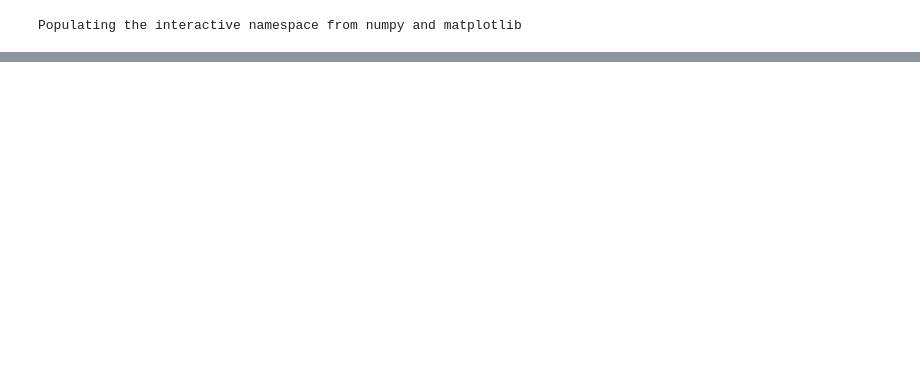
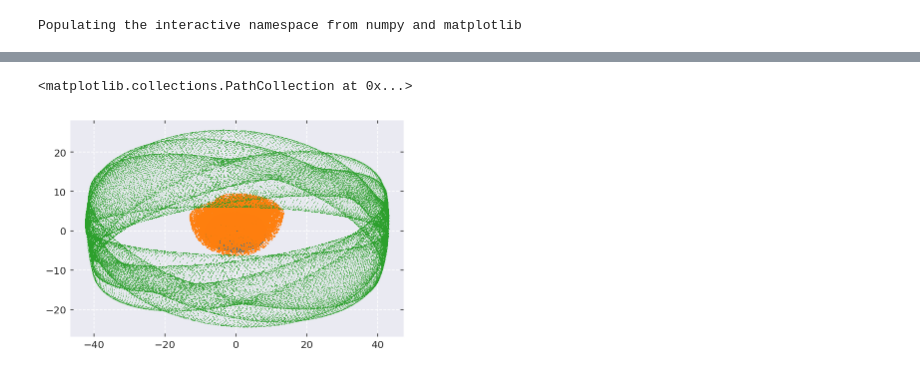
Before and after one commit to YihanWangAstro/SpaceHub, a Jupyter notebook: draw.ipynb, the cells around one changed output, grey strips where cells are left out. Cells and saved outputs as stored; diff of their text form; code cells hidden in the pictures; blank space fills up the shorter version.

```diff
--- a/draw.ipynb
+++ b/draw.ipynb
@@ -226,0 +240,7 @@ plt.legend()
+# %%
+plt.scatter(traj['px0'],traj['py0'],s=0.3,lw=0)
+plt.scatter(traj['px1'],traj['py1'],s=0.3,lw=0)
+plt.scatter(traj['px2'],traj['py2'],s=0.3,lw=0)
+# %% [output]
+<matplotlib.collections.PathCollection at 0x...>
+[figure, added]
```
Also changed, not shown: parts of 10 cells of this notebook, 14 other files.
